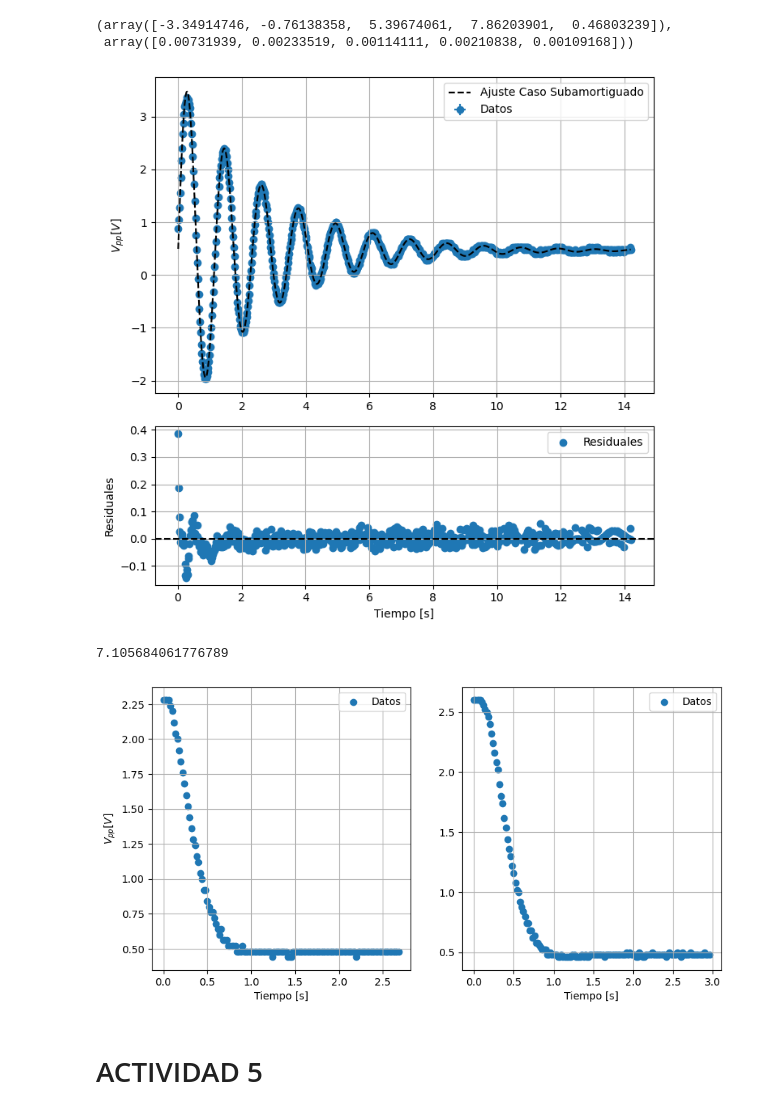
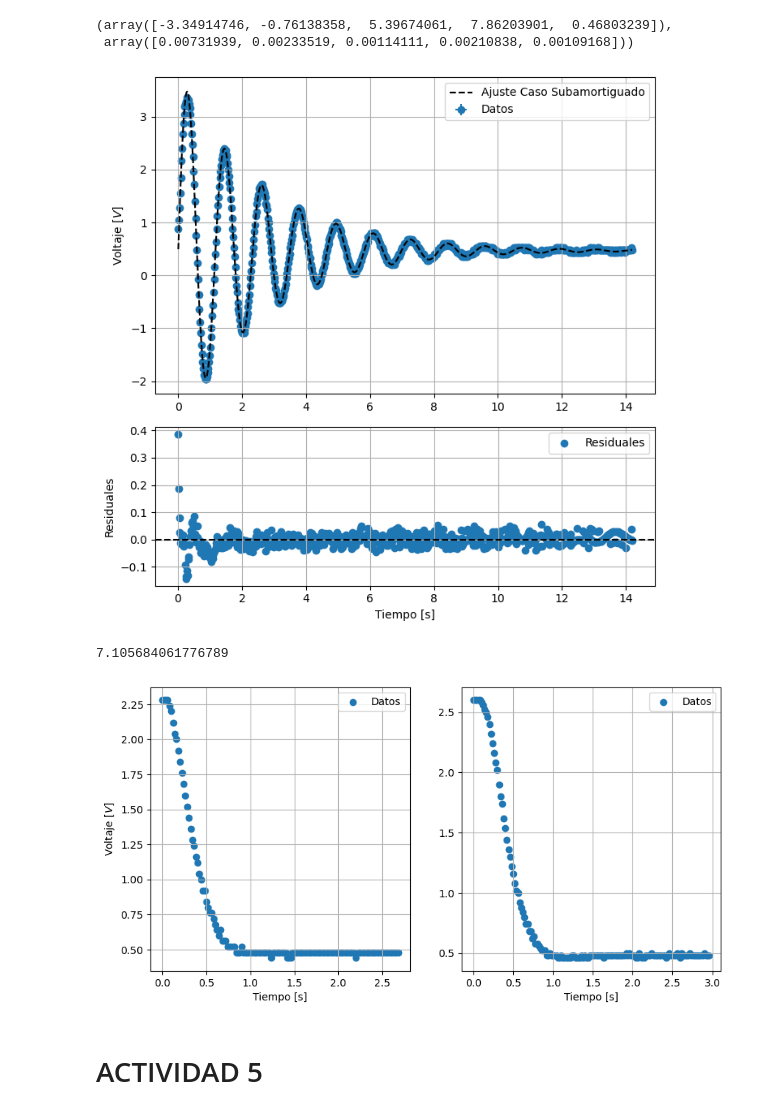
Before and after one commit to QuantumPower4/LabIntermedio2024-2, a Jupyter notebook: Oscilador Torsional/Oscilador_Torsional.ipynb, the cells around one changed output. Saved outputs shown, nothing was run; the diff lists cells and outputs as text; code cells hidden in the pictures.

```diff
--- a/Oscilador Torsional/Oscilador_Torsional.ipynb
+++ b/Oscilador Torsional/Oscilador_Torsional.ipynb
@@ -373,24 +373,24 @@ params7, np.sqrt(np.diag(pcov7))
 # %%
 fig, (ax1, ax2) = plt.subplots(2, 1, figsize=(7, 7), gridspec_kw={'height_ratios': [2, 1]})
 
 ax1.errorbar(time3, V3,fmt="o",xerr= [0.01]*len(time3),yerr=[0.01]*len(V3),label="Datos",zorder=1)
 ax1.plot(time3, subamort(time3,*params7),color="k",label="Ajuste Caso Subamortiguado",linestyle="--",zorder=2)
-ax1.set_ylabel("$V_{pp} [V]$")
+ax1.set_ylabel("Voltaje $[V]$")
 ax1.legend()
 ax1.grid(True)
 
 residuals7 = (V3 - subamort(time3,*params7))
 
 ax2.scatter(time3, residuals7,label="Residuales")
 ax2.set_ylabel("Residuales")
 ax2.set_xlabel("Tiempo [s]")
 ax2.axhline(0,color="k",linestyle="--")
 ax2.legend()
 ax2.grid(True)
 
 plt.tight_layout()
 # %% [output]
-[figure, old version]
+[figure, new version]
 # %%
 Q3 = np.sqrt(params7[2]**2+(params7[1]/2)**2)/np.abs(params7[1])
 Q3
@@ -437,7 +437,7 @@ V5 = data_sobre["V"].to_numpy()
 fig, (ax1, ax2) = plt.subplots(1, 2, figsize=(10, 5))
 
 ax1.scatter(time4,V4,label="Datos")
-ax1.set_ylabel("$V_{pp} [V]$")
+ax1.set_ylabel("Voltaje $[V]$")
 ax1.set_xlabel("Tiempo [s]")
 ax1.legend()
 ax1.grid(True)
@@ -447,7 +447,7 @@ ax2.set_xlabel("Tiempo [s]")
 ax2.legend()
 ax2.grid(True)
 # %% [output]
-[figure, old version]
+[figure, new version]
 # %% [markdown]
 # ACTIVIDAD 5
 # %%
```
Also changed, not shown: parts of 2 cells of this notebook.
